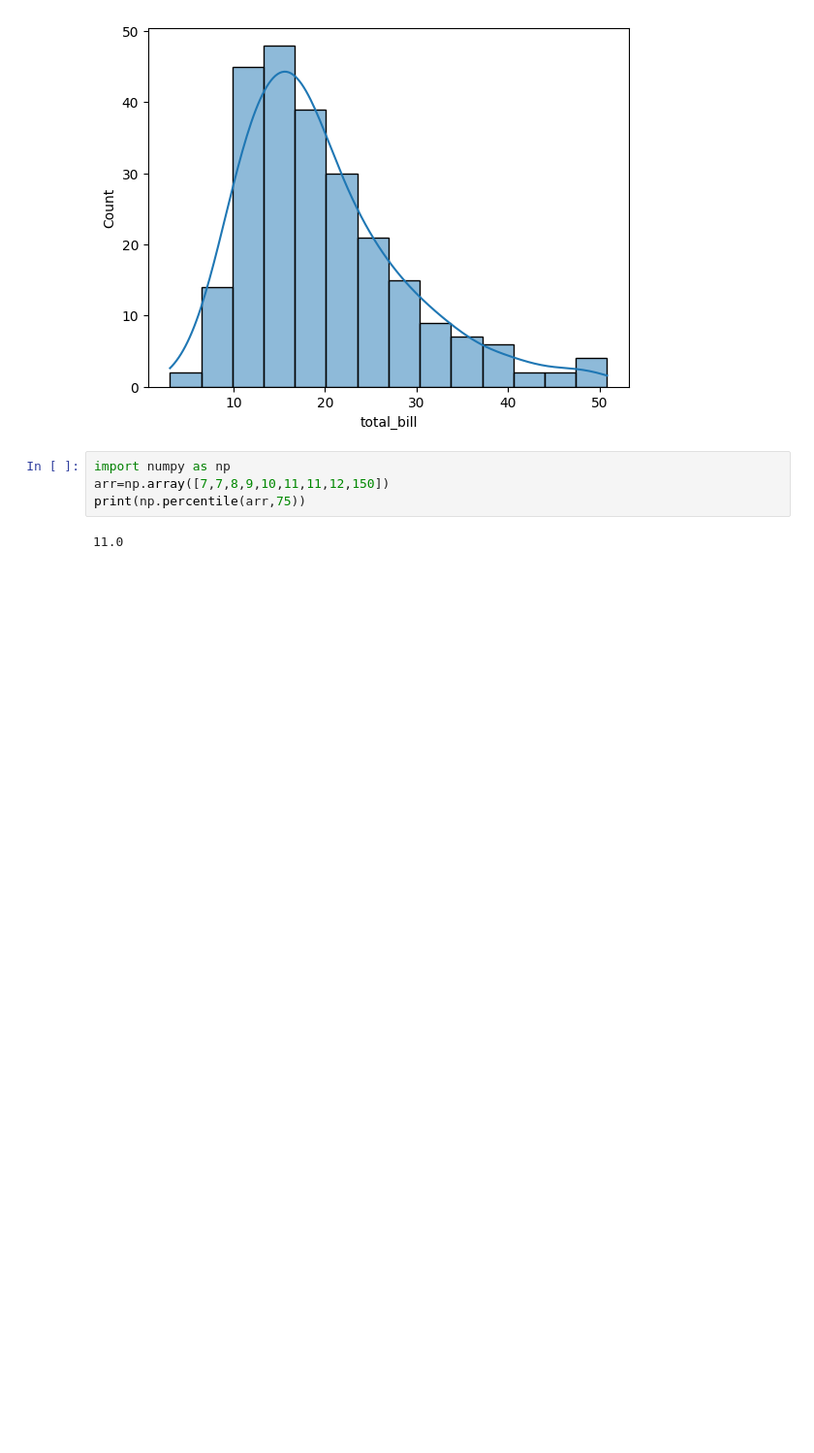
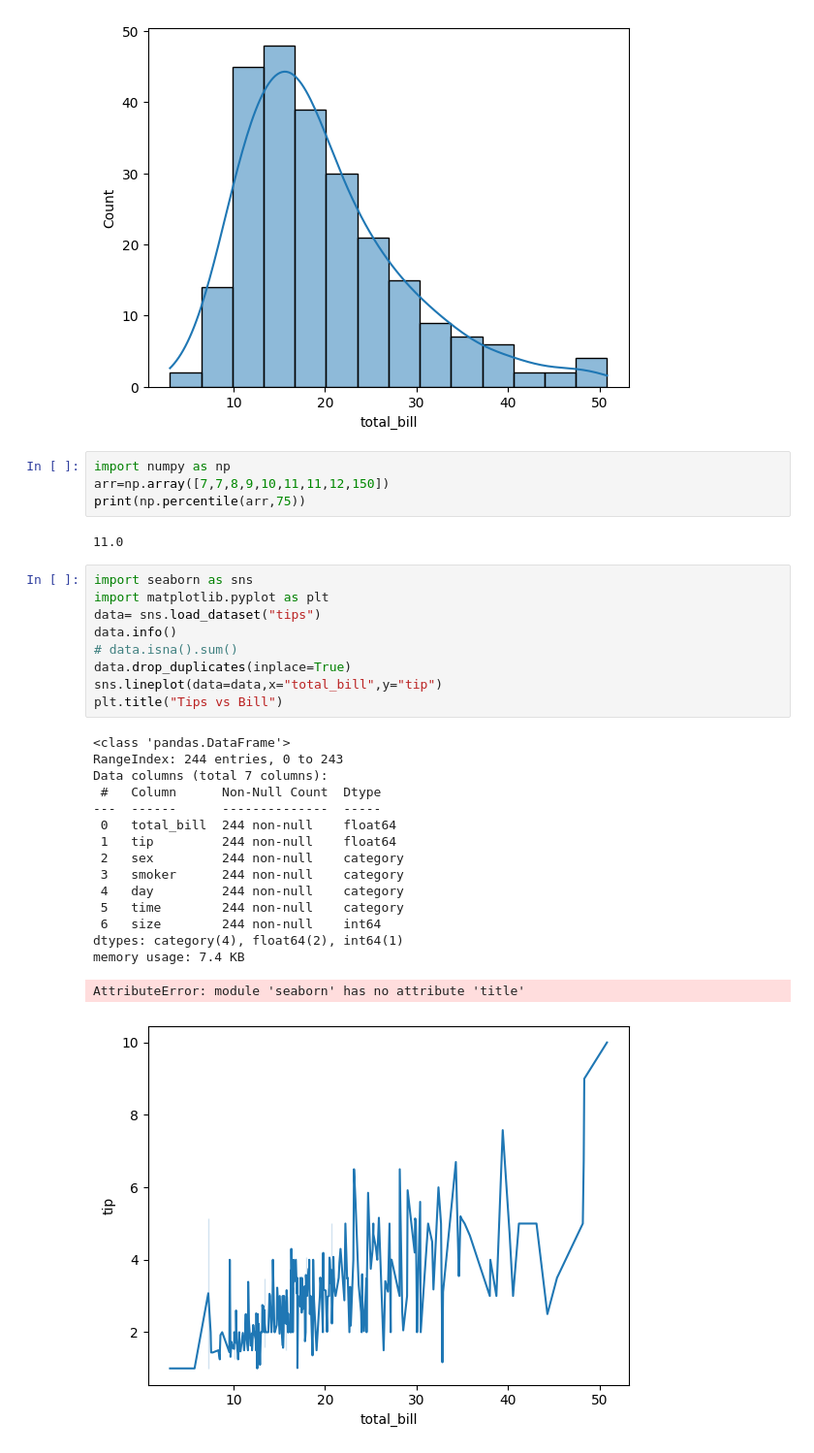
Before and after one commit to Syed-Mohsin-Ali786/Python, a Jupyter notebook: Pandas/pandas.ipynb, the cells around one changed output. Shown at 97% size. Saved outputs shown, nothing was run; the diff lists cells and outputs as text; blank space fills up the shorter version.

Commit message:
Exploratory Data Analysis

```diff
--- a/Pandas/pandas.ipynb
+++ b/Pandas/pandas.ipynb
@@ -159,3 +159,29 @@ arr=np.array([7,7,8,9,10,11,11,12,150])
 print(np.percentile(arr,75))
 # %% [output]
 11.0
+# %%
+import seaborn as sns
+import matplotlib.pyplot as plt
+data= sns.load_dataset("tips")
+data.info()
+# data.isna().sum()
+data.drop_duplicates(inplace=True)
+sns.lineplot(data=data,x="total_bill",y="tip")
+plt.title("Tips vs Bill")
+# %% [output]
+<class 'pandas.DataFrame'>
+RangeIndex: 244 entries, 0 to 243
+Data columns (total 7 columns):
+ #   Column      Non-Null Count  Dtype
+---  ------      --------------  -----
+ 0   total_bill  244 non-null    float64
+ 1   tip         244 non-null    float64
+ 2   sex         244 non-null    category
+ 3   smoker      244 non-null    category
+ 4   day         244 non-null    category
+ 5   time        244 non-null    category
+ 6   size        244 non-null    int64
+dtypes: category(4), float64(2), int64(1)
+memory usage: 7.4 KB
+AttributeError: module 'seaborn' has no attribute 'title'
+[figure, added]
```
Also changed, not shown: 4 other files.
